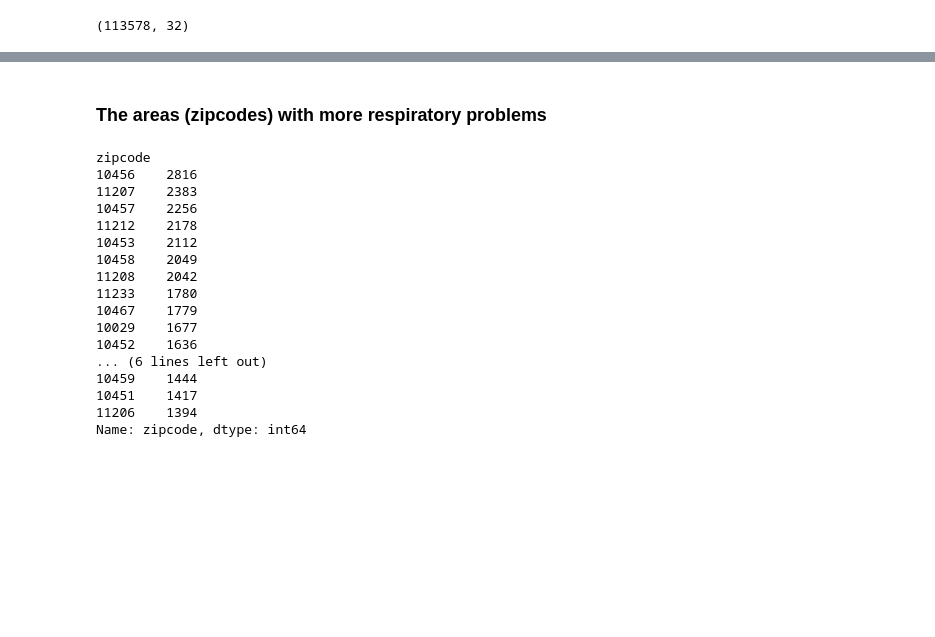
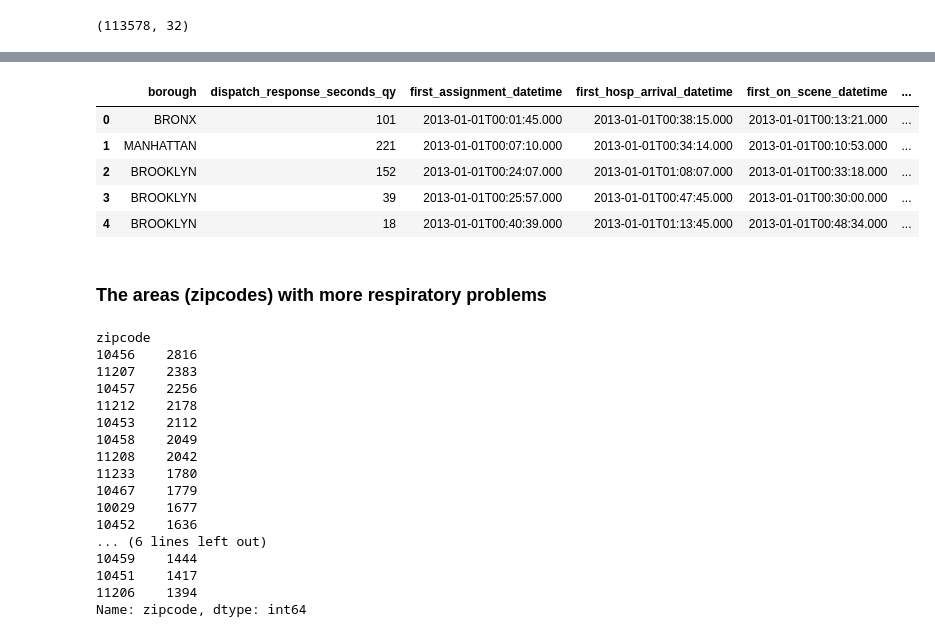
Before and after one commit to adrianblanco/data-studio, a Jupyter notebook: code/01-ems/ems.ipynb, the cells around one changed output, grey strips where cells are left out. Drawn from its saved outputs; the diff is of its cells as text; code cells hidden in the pictures; blank space fills up the shorter version.

```diff
--- a/code/01-ems/ems.ipynb
+++ b/code/01-ems/ems.ipynb
@@ -269,9 +271,9 @@ from sodapy import Socrata
 
 # Example authenticated client (needed for non-public datasets):
 client = Socrata("data.cityofnewyork.us",
-                  "qujCY0ItA3K3bvjptIYdt6Kg1",
-                  username="adrianblanco@ucm.es",
-                  password="Conocido_91")
+                  "",
+                  username="",
+                  password="")
 
 # First 2000 results, returned as JSON from API / converted to Python list of
 # dictionaries by sodapy.
@@ -296,3 +308,42 @@ results_df.head()
+# %%
+respir_list = []
+
+for row in results:
+
+    rowdict = {}
+
+    try:
+
+        rowdict['zipcode'] = row['zipcode']
+        rowdict['borough'] = row['borough']
+        rowdict['incident_datetime'] = row['incident_datetime']
+        rowdict['first_assignment_datetime'] = row['first_assignment_datetime']
+        rowdict['incident_travel_tm_seconds_qy'] = row['incident_travel_tm_seconds_qy']
+        rowdict['incident_response_seconds_qy'] = row['incident_response_seconds_qy']
+        rowdict['first_on_scene_datetime'] = row['first_on_scene_datetime']
+        rowdict['first_to_hosp_datetime'] = row['first_to_hosp_datetime']
+        rowdict['first_hosp_arrival_datetime'] = row['first_hosp_arrival_datetime']
+        rowdict['dispatch_response_seconds_qy'] = row['dispatch_response_seconds_qy']
+        rowdict['incident_disposition_code'] = row['incident_disposition_code']
+        rowdict['final_call_type'] = row['final_call_type']
+
+    #rowdict[''] = row['']
+
+    except:
+
+        continue
+
+    respir_list.append(rowdict)
+
+respir_df = pd.DataFrame.from_records(respir_list)
+respir_df.head()
+# %% [output]
+|  | borough | dispatch_response_seconds_qy | first_assignment_datetime | first_hosp_arrival_datetime | first_on_scene_datetime | ... |
+| 0 | BRONX | 101 | 2013-01-01T00:01:45.000 | 2013-01-01T00:38:15.000 | 2013-01-01T00:13:21.000 | ... |
+| 1 | MANHATTAN | 221 | 2013-01-01T00:07:10.000 | 2013-01-01T00:34:14.000 | 2013-01-01T00:10:53.000 | ... |
+| 2 | BROOKLYN | 152 | 2013-01-01T00:24:07.000 | 2013-01-01T01:08:07.000 | 2013-01-01T00:33:18.000 | ... |
+| 3 | BROOKLYN | 39 | 2013-01-01T00:25:57.000 | 2013-01-01T00:47:45.000 | 2013-01-01T00:30:00.000 | ... |
+| 4 | BROOKLYN | 18 | 2013-01-01T00:40:39.000 | 2013-01-01T01:13:45.000 | 2013-01-01T00:48:34.000 | ... |
 # %% [markdown]
 ### The areas (zipcodes) with more respiratory problems
 # %%
```
Also changed, not shown: parts of 7 cells of this notebook.
